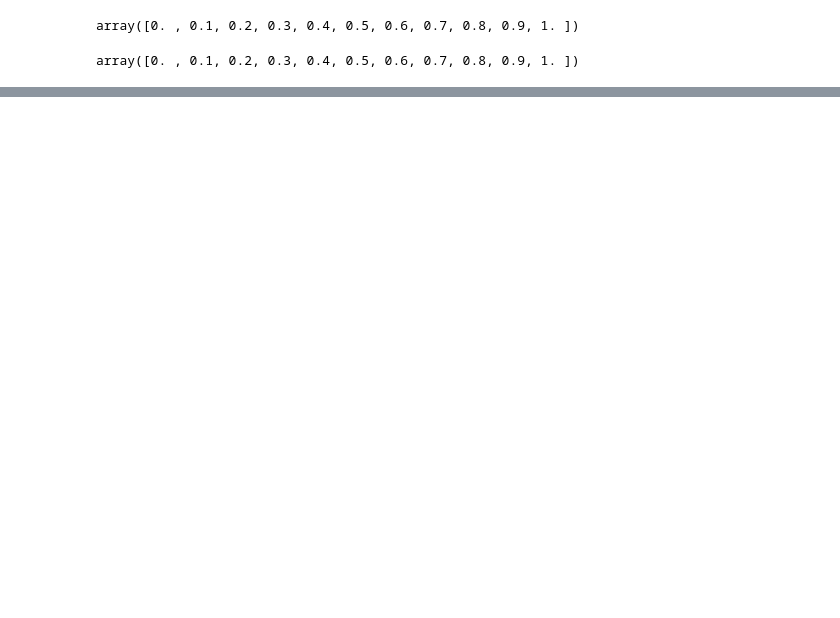
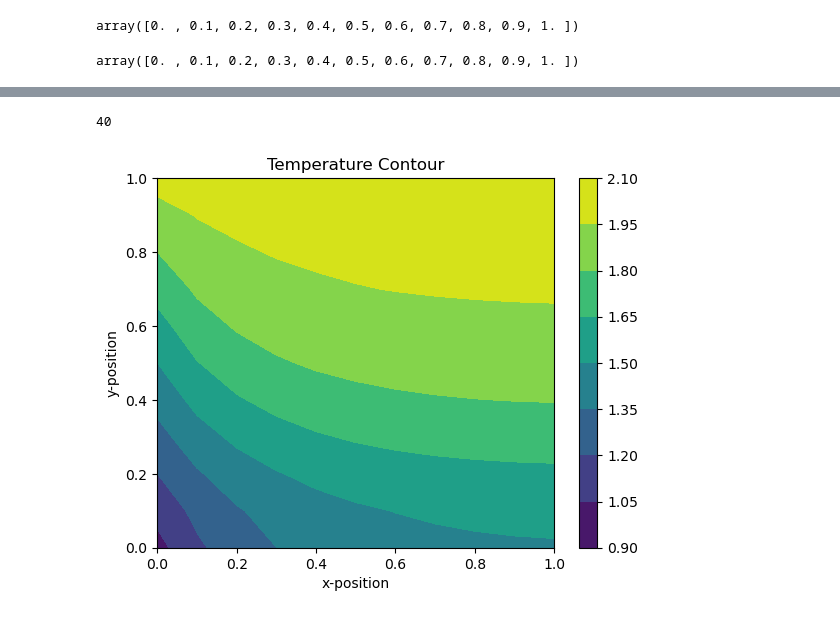
Before and after one commit to AdamCutright/ChE-7500, a Jupyter notebook: Project_2_part_2.ipynb, the cells around one changed output, grey strips where cells are left out. Drawn from its saved outputs; the diff is of its cells as text; code cells hidden in the pictures; blank space fills up the shorter version.

```diff
--- a/Project_2_part_2.ipynb
+++ b/Project_2_part_2.ipynb
@@ -118,16 +137,24 @@ for k in range(0, nt):  # time loop
                                   ((Dx + np.amax((-Fx * ux[j, i + 1], 0))) + (Dx + np.amax((Fx * ux[j, i - 1]))) + (Dy + np.amax((-Fy * uy[j + 1, i], 0))) + (Dy + np.amax((Fy * uy[j - 1, i], 0))) + ((rhocp * dx * dx) / dt)))
 
         # fixed flux boundary conditions
+        # zero flux boundary at the bottom (xy) of the system, there are can be no j - 1 terms, i + 1 and i - 1 stay, j + 1 replaced with 1
+        for l in range(1, nx -1):
+            T[0, l, k + 1] = (((((Dx + np.amax((-Fx * ux[0, l + 1], 0))) * T[0, l + 1, k + 1]) + ((Dx + np.amax((Fx * ux[0, l - 1]))) * T[0, l - 1, k + 1]) +
+                                  ((Dy + np.amax((-Fy * uy[1, l], 0))) * T[1, l, k + 1])) + (((rhocp * dx * dx) / dt) * T[0, l, k])) /
+                                  ((Dx + np.amax((-Fx * ux[0, l + 1], 0))) + (Dx + np.amax((Fx * ux[0, l - 1]))) + (Dy + np.amax((-Fy * uy[1, l], 0))) + ((rhocp * dx * dx) / dt)))
 
-        for l in range(1, nx - 1):
-            T[ny - 1, l, k + 1] = ((((Dx + np.amax((-Fx * ux[ny - 1, l + 1], 0))) * T[ny - 1, l + 1, k + 1]) + ((Dx + np.amax((Fx * ux[ny - 1, l - 1]))) * T[ny - 1, l - 1, k + 1]) +
-                                  ((Dy + np.amax((Fy * uy[ny - 2, l], 0))) * T[ny - 2, l, k + 1]) + (((rhocp * dx * dx) / dt) * T[ny - 1, l, k])) /
-                                  ((Dx + np.amax((-Fx * ux[ny - 1, l + 1], 0))) + (Dx + np.amax((Fx * ux[ny - 1, l - 1]))) + (Dy + np.amax((Fy * uy[ny - 2, l], 0)))+ ((rhocp * dx * dx) / dt)))
-
-        for m in range(1, ny - 1):
+        # zero flux boundary condition on right (xy) of the system, there can be no (i + 1) terms, (j - 1) and (j + 1) stay, (i - 1) replaced with (nx - 2) j replaced with m
+        for m in range(1, ny -1):
             T[m, nx - 1, k + 1] = (((((Dx + np.amax((Fx * ux[m, nx - 2]))) * T[m, nx - 2, k + 1]) +
                                   ((Dy + np.amax((-Fy * uy[m + 1, nx - 1], 0))) * T[m + 1, nx - 1, k + 1])) + ((Dy + np.amax((Fy * uy[m - 1, nx - 1], 0))) * T[m - 1, nx - 1, k + 1]) + (((rhocp * dx * dx) / dt) * T[m, nx - 1, k])) /
                                   ((Dx + np.amax((Fx * ux[m, nx - 2]))) + (Dy + np.amax((-Fy * uy[m + 1, nx - 1], 0))) + (Dy + np.amax((Fy * uy[m - 1, nx - 1], 0))) + ((rhocp * dx * dx) / dt)))
+
+        #corner BC
+        T[0, nx - 1, k + 1] = (((((Dx + np.amax((Fx * ux[0, nx - 2]))) * T[0, nx - 2, k + 1]) +
+                                  ((Dy + np.amax((-Fy * uy[1, nx - 1], 0))) * T[1, nx - 1, k + 1])) + (((rhocp * dx * dx) / dt) * T[0, nx - 1, k])) /
+                                  ((Dx + np.amax((Fx * ux[0, nx - 2]))) + (Dy + np.amax((-Fy * uy[1, nx - 1], 0))) + ((rhocp * dx * dx) / dt)))
+
+
 
         error = np.amax(np.amax(np.abs((T[:, :, k + 1] - T_guess))))
         error_list.append(error)
@@ -165,10 +186,12 @@ plt.show()
 # %%
-X, Y = np.meshgrid(x, y, indexing='xy')
+print_time = 2
+print_time = int(print_time / dt)
+print(print_time)
 
 plt.title('Temperature Contour')
 plt.xlabel('x-position')
 plt.ylabel('y-position')
-contour = plt.contourf(X, Y, T[:, :, nt - 1])
+contour = plt.contourf(X, Y, T[:, :, print_time])
 plt.colorbar()
 plt.show()
 # %% [output]
@@ -176,0 +198,2 @@ plt.show()
+40
+[figure, added]
```
Also changed, not shown: parts of 13 cells of this notebook.
